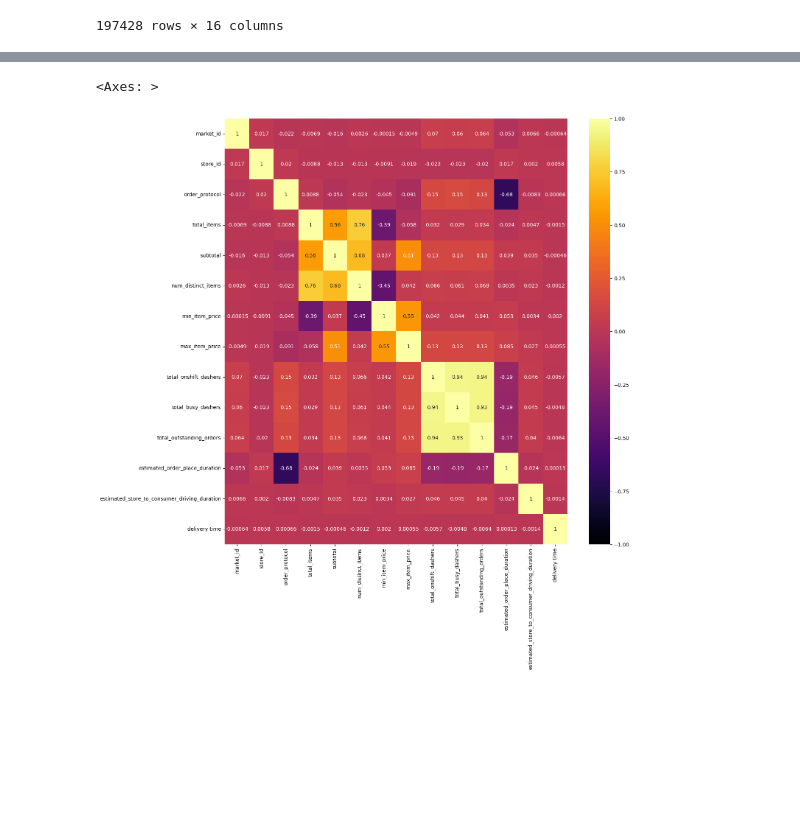
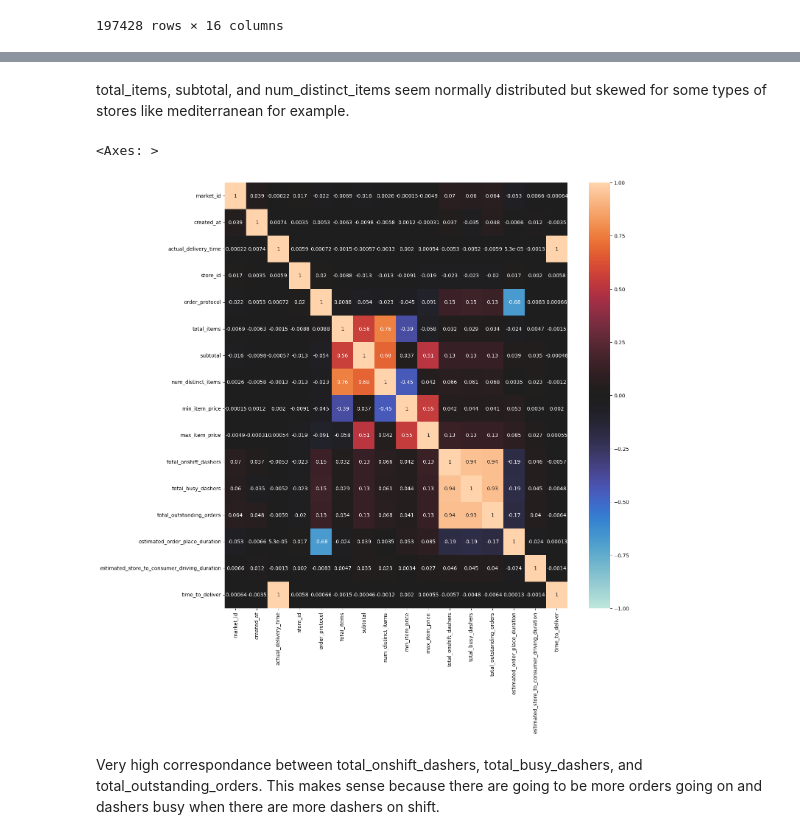
Before and after one commit to Sherif-Elfiky/CSE151AProj, a Jupyter notebook: 151AProject.ipynb, the cells around one changed output, grey strips where cells are left out. Cells and saved outputs as stored; diff of their text form; code cells hidden in the pictures; blank space fills up the shorter version.

```diff
--- a/151AProject.ipynb
+++ b/151AProject.ipynb
@@ -50,2 +51,0 @@ data
-# %%
-data['delivery time'] = pd.to_datetime(data['actual_delivery_time']) - pd.to_datetime(data['created_at'])
@@ -68,2 +51,0 @@ data
-# %%
-data = data.drop(columns=['actual_delivery_time', 'created_at'])
@@ -93,2 +52,4 @@ sns.pairplot(data.head(20), hue = 'store_primary_category')
-# %%
-data = data.drop(columns=['store_primary_category'])
+# %%
+# create new feature time_to_deliver, which represents the actual duration the order takes as a datetime
+data['time_to_deliver'] = pd.to_datetime(data['actual_delivery_time']) - pd.to_datetime(data['created_at'])
+data
@@ -95,6 +95,13 @@ data = data.drop(columns=['store_primary_category'])
+# %% [markdown]
+total_items, subtotal, and num_distinct_items seem normally distributed but skewed for some types of stores like mediterranean for example.
 # %%
-plt.figure(figsize=(15, 15))
-sns.heatmap(data.corr(), annot = True, vmin=-1, vmax=1, center= 0, cmap = 'inferno')
+# find correspondance between features
+corr = data.corr()
+# plot heatmap with the correspondance values between two features
+fig, ax = plt.subplots(figsize=(15, 15))
+sns.heatmap(corr, annot=True, vmin=-1, vmax=1, center=0)
 # %% [output]
 <Axes: >
-[figure, old version]
+[figure, new version]
+# %% [markdown]
+Very high correspondance between total_onshift_dashers, total_busy_dashers, and total_outstanding_orders. This makes sense because there are going to be more orders going on and dashers busy when there are more dashers on shift.
```
Also changed, not shown: parts of 14 cells of this notebook.
